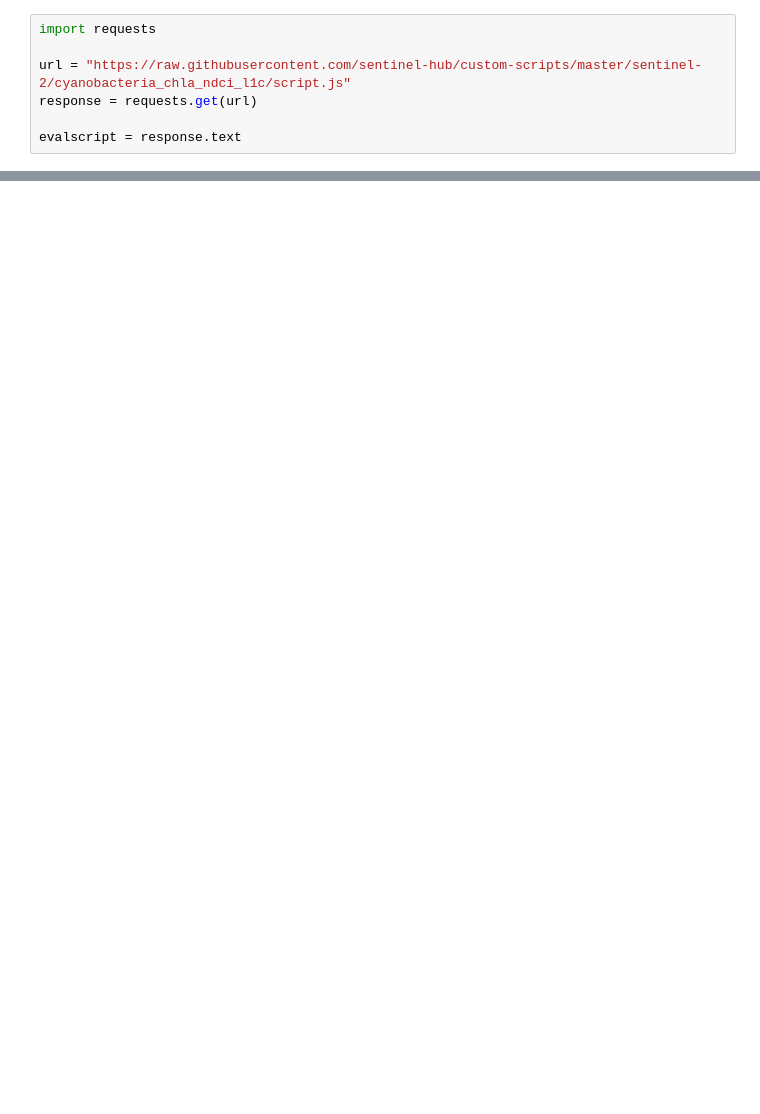
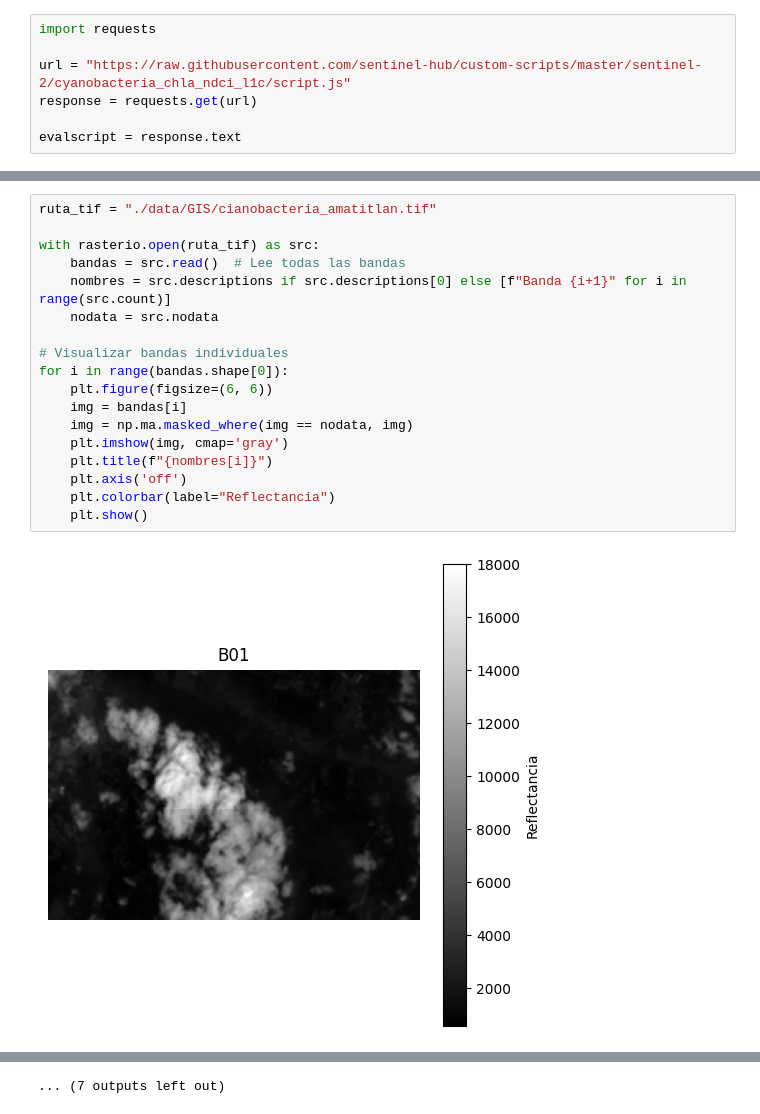
Before and after one commit to DanielRasho/DS-Lab4, a Jupyter notebook: geraxr.ipynb, the cells around one changed output, grey strips where cells are left out. Saved outputs shown, nothing was run; the diff lists cells and outputs as text; blank space fills up the shorter version.

Commit message:
feat: add read images

```diff
--- a/geraxr.ipynb
+++ b/geraxr.ipynb
@@ -71,0 +87,20 @@ job.download_results("../data/GIS/cianobacteria_atitlan.tif")
+# %%
+ruta_tif = "./data/GIS/cianobacteria_amatitlan.tif"
+
+with rasterio.open(ruta_tif) as src:
+    bandas = src.read()  # Lee todas las bandas
+    nombres = src.descriptions if src.descriptions[0] else [f"Banda {i+1}" for i in range(src.count)]
+    nodata = src.nodata
+
+# Visualizar bandas individuales
+for i in range(bandas.shape[0]):
+    plt.figure(figsize=(6, 6))
+    img = bandas[i]
+    img = np.ma.masked_where(img == nodata, img)
+    plt.imshow(img, cmap='gray')
+    plt.title(f"{nombres[i]}")
+    plt.axis('off')
+    plt.colorbar(label="Reflectancia")
+    plt.show()
+# %% [output]
+[figure, added]
@@ -71,0 +118 @@ job.download_results("../data/GIS/cianobacteria_atitlan.tif")
+... (7 outputs left out)
```
Also changed, not shown: parts of 13 cells of this notebook.
